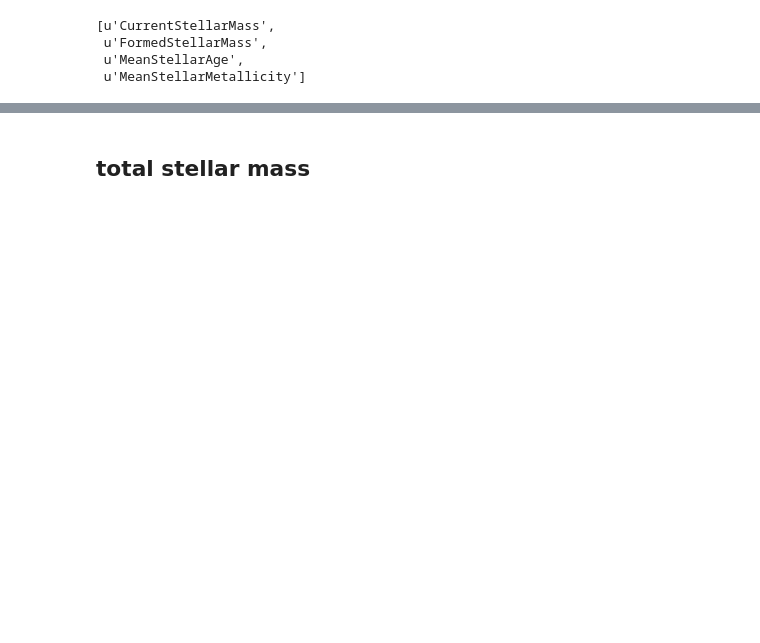
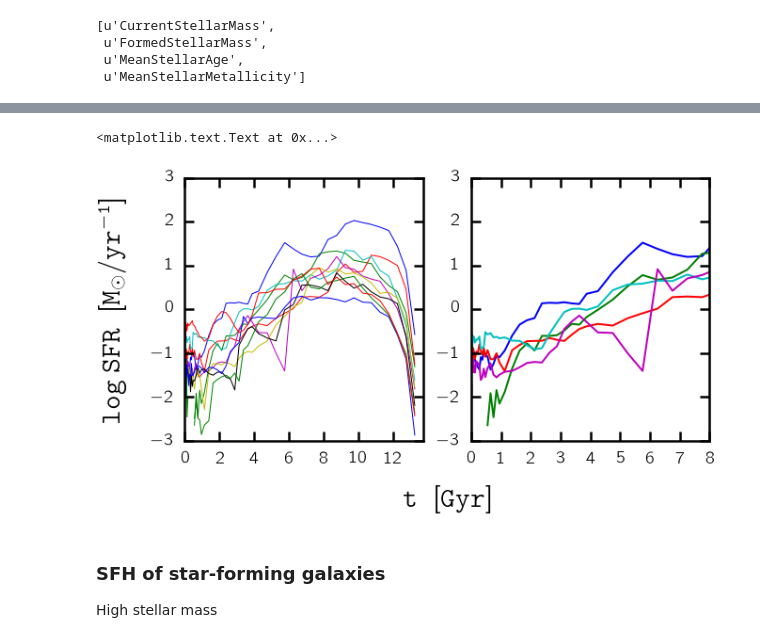
Before and after one commit to changhoonhahn/centralMS, a Jupyter notebook: centralms/notebooks/notes_illustris_sfh.ipynb, the cells around one changed output, grey strips where cells are left out. Cells and saved outputs as stored; diff of their text form; code cells hidden in the pictures; blank space fills up the shorter version.

```diff
--- a/centralms/notebooks/notes_illustris_sfh.ipynb
+++ b/centralms/notebooks/notes_illustris_sfh.ipynb
@@ -43,2 +63,27 @@ for i in range(10):
+# %%
+prettyplot()
+fig = plt.figure(figsize=(10,5))
+bkgd = fig.add_subplot(111, frameon=False)
+sub = fig.add_subplot(121)
+for i in range(10):
+    dm_i = sfh_gt[i,:]
+    sfr_i = dm_i[:-1]/(t_bins[1:] - t_bins[:-1])
+    sub.plot(t_bins[:-1], np.log10(sfr_i))
+sub.set_xlim([0,13.75])
+
+sub = fig.add_subplot(122)
+for i in range(5):
+    dm_i = sfh_gt[i,:]
+    sfr_i = dm_i[:-1]/(t_bins[1:] - t_bins[:-1])
+    sub.plot(t_bins[:-1], np.log10(sfr_i), lw=2)
+sub.set_xlim([0., 8.])
+
+bkgd.tick_params(labelcolor='none', top='off', bottom='off', left='off', right='off')
+bkgd.set_xlabel(r'$\mathtt{t \;\;[Gyr]}$', labelpad=20, fontsize=30)
+bkgd.set_ylabel(r'$\mathtt{log \;SFR \;\;[M_\odot/yr^{-1}]}$', labelpad=20, fontsize=30)
+# %% [output]
+<matplotlib.text.Text at 0x...>
+[figure, added]
 # %% [markdown]
-## total stellar mass
+### SFH of star-forming galaxies
+High stellar mass
```
Also changed, not shown: parts of 12 cells of this notebook.
